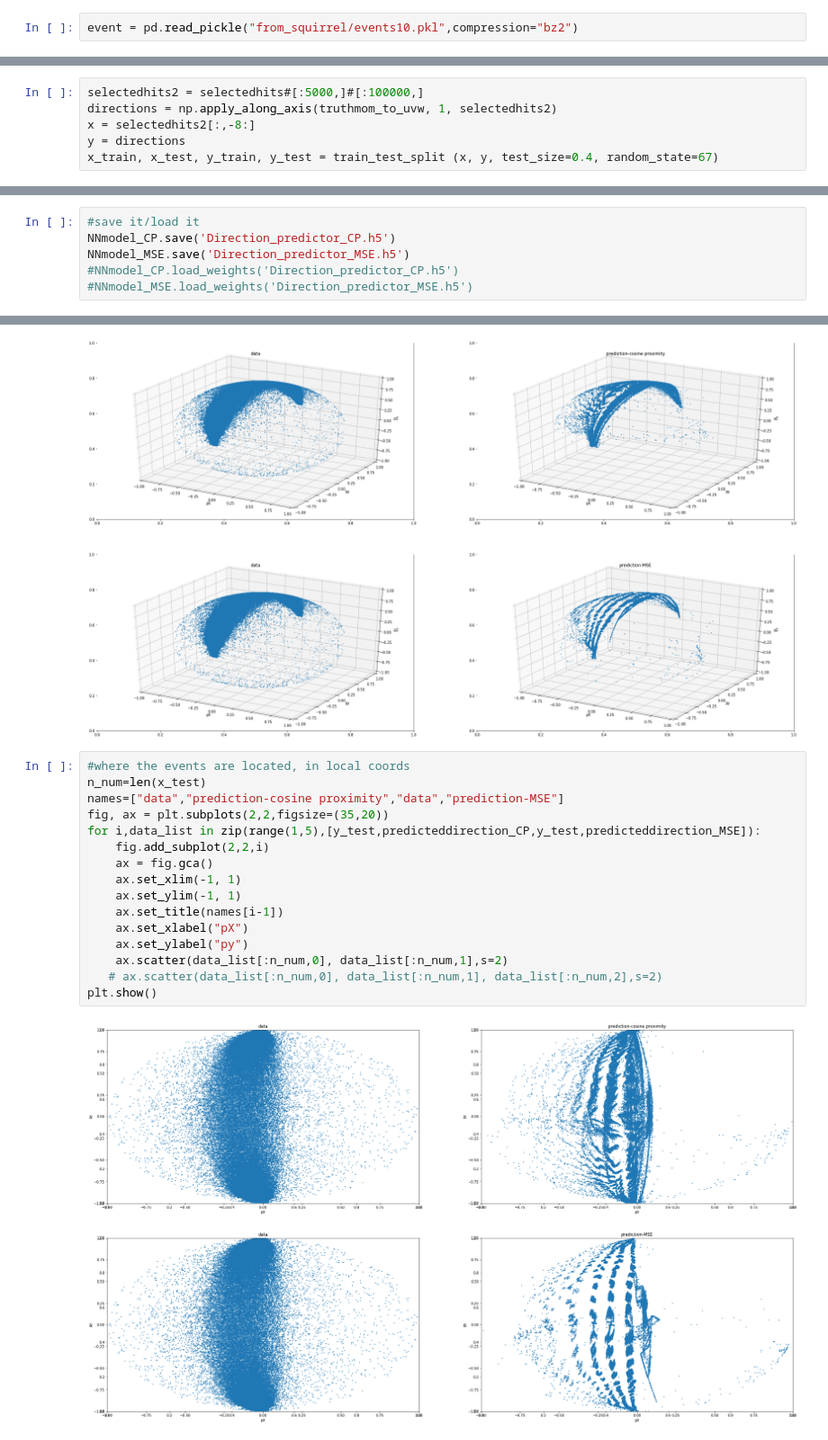
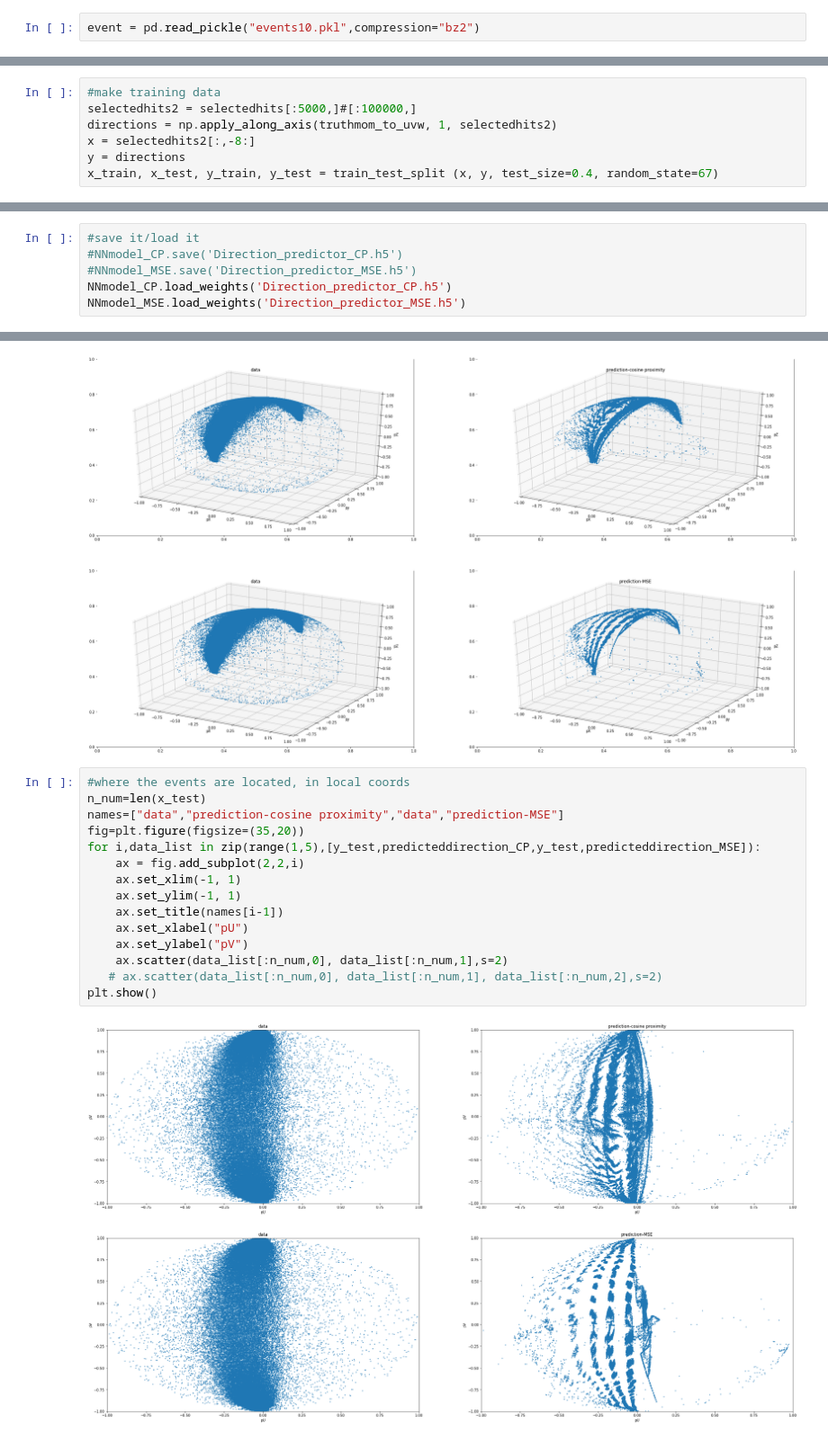
Before and after one commit to jxi24/TrackML, a Jupyter notebook: NN--newdataformat.ipynb, the cells around one changed output, grey strips where cells are left out. Shown at 90% size. Drawn from its saved outputs; the diff is of its cells as text.

```diff
--- a/NN--newdataformat.ipynb
+++ b/NN--newdataformat.ipynb
@@ -37,5 +84,5 @@ def truthmom_to_uvw(a):
 # %%
-event = pd.read_pickle("from_squirrel/events10.pkl",compression="bz2")
+event = pd.read_pickle("events10.pkl",compression="bz2")
 # %%
 event.columns
 # %% [output]
@@ -52,7 +99,8 @@ print(selectedhits.shape)
 # %% [output]
 (252694, 14)
 # %%
-selectedhits2 = selectedhits#[:5000,]#[:100000,]
+#make training data
+selectedhits2 = selectedhits[:5000,]#[:100000,]
 directions = np.apply_along_axis(truthmom_to_uvw, 1, selectedhits2)
 x = selectedhits2[:,-8:]
 y = directions
@@ -92,10 +144,10 @@ NNmodel_CP_hist=NNmodel_CP.fit(x_train, y_train, epochs=500, batch_size=117, ver
 NNmodel_MSE_hist=NNmodel_MSE.fit(x_train, y_train, epochs=500, batch_size=117, verbose=0, validation_data=[x_test,y_test])
 # %%
 #save it/load it
-NNmodel_CP.save('Direction_predictor_CP.h5')
-NNmodel_MSE.save('Direction_predictor_MSE.h5')
-#NNmodel_CP.load_weights('Direction_predictor_CP.h5')
-#NNmodel_MSE.load_weights('Direction_predictor_MSE.h5')
+#NNmodel_CP.save('Direction_predictor_CP.h5')
+#NNmodel_MSE.save('Direction_predictor_MSE.h5')
+NNmodel_CP.load_weights('Direction_predictor_CP.h5')
+NNmodel_MSE.load_weights('Direction_predictor_MSE.h5')
 # %%
 NNmodel_MSE.evaluate(x_train, y_train)
 # %% [output]
@@ -243,18 +270,17 @@ plt.show()
 # %%
 #where the events are located, in local coords
 n_num=len(x_test)
 names=["data","prediction-cosine proximity","data","prediction-MSE"]
-fig, ax = plt.subplots(2,2,figsize=(35,20))
+fig=plt.figure(figsize=(35,20))
 for i,data_list in zip(range(1,5),[y_test,predicteddirection_CP,y_test,predicteddirection_MSE]):
-    fig.add_subplot(2,2,i)
-    ax = fig.gca()
+    ax = fig.add_subplot(2,2,i)
     ax.set_xlim(-1, 1)
     ax.set_ylim(-1, 1)
     ax.set_title(names[i-1])
-    ax.set_xlabel("pX")
-    ax.set_ylabel("py")
+    ax.set_xlabel("pU")
+    ax.set_ylabel("pV")
     ax.scatter(data_list[:n_num,0], data_list[:n_num,1],s=2)
    # ax.scatter(data_list[:n_num,0], data_list[:n_num,1], data_list[:n_num,2],s=2)
 plt.show()
 # %% [output]
-[figure, old version]
+[figure, new version]
```
Also changed, not shown: parts of 24 cells of this notebook.
